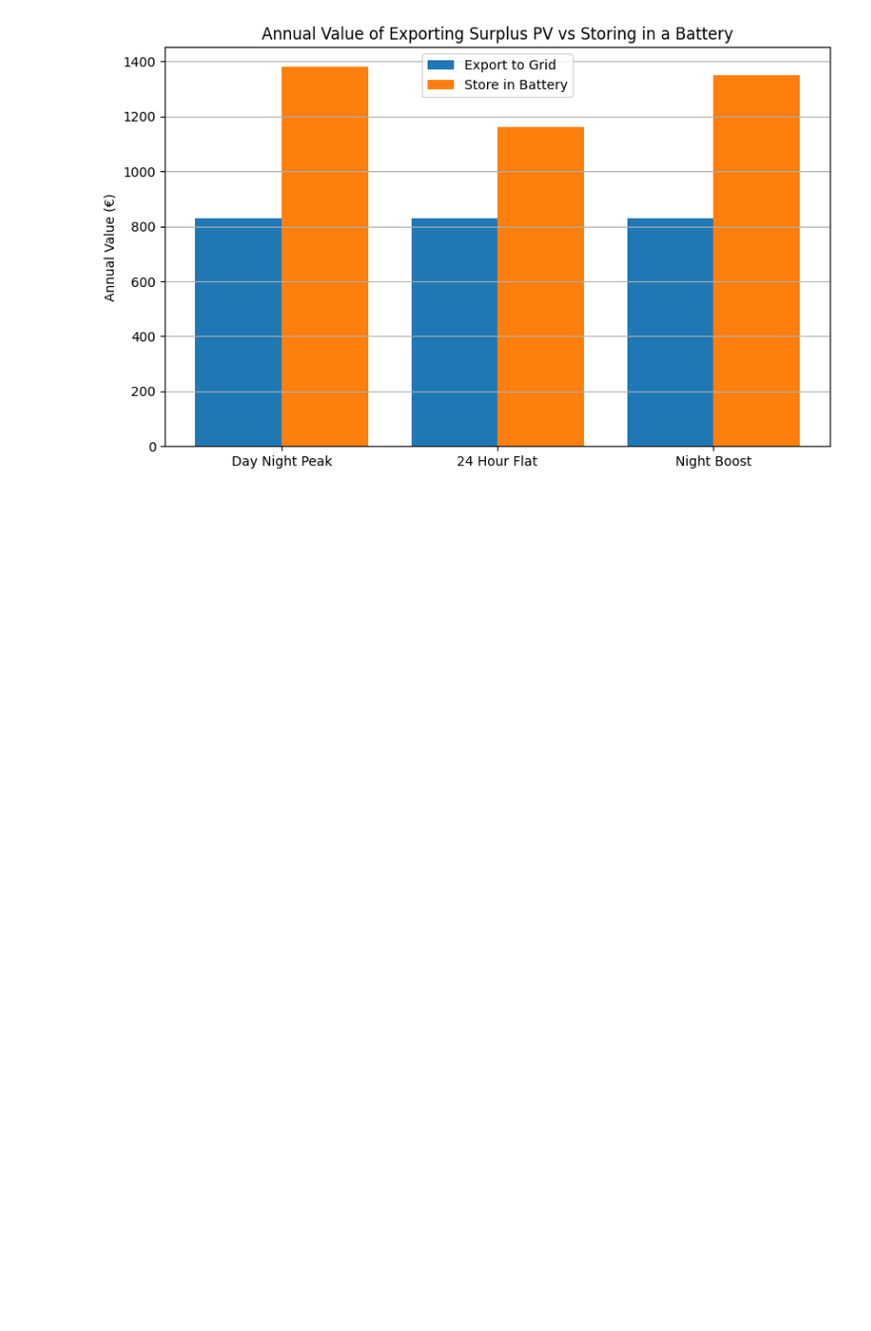
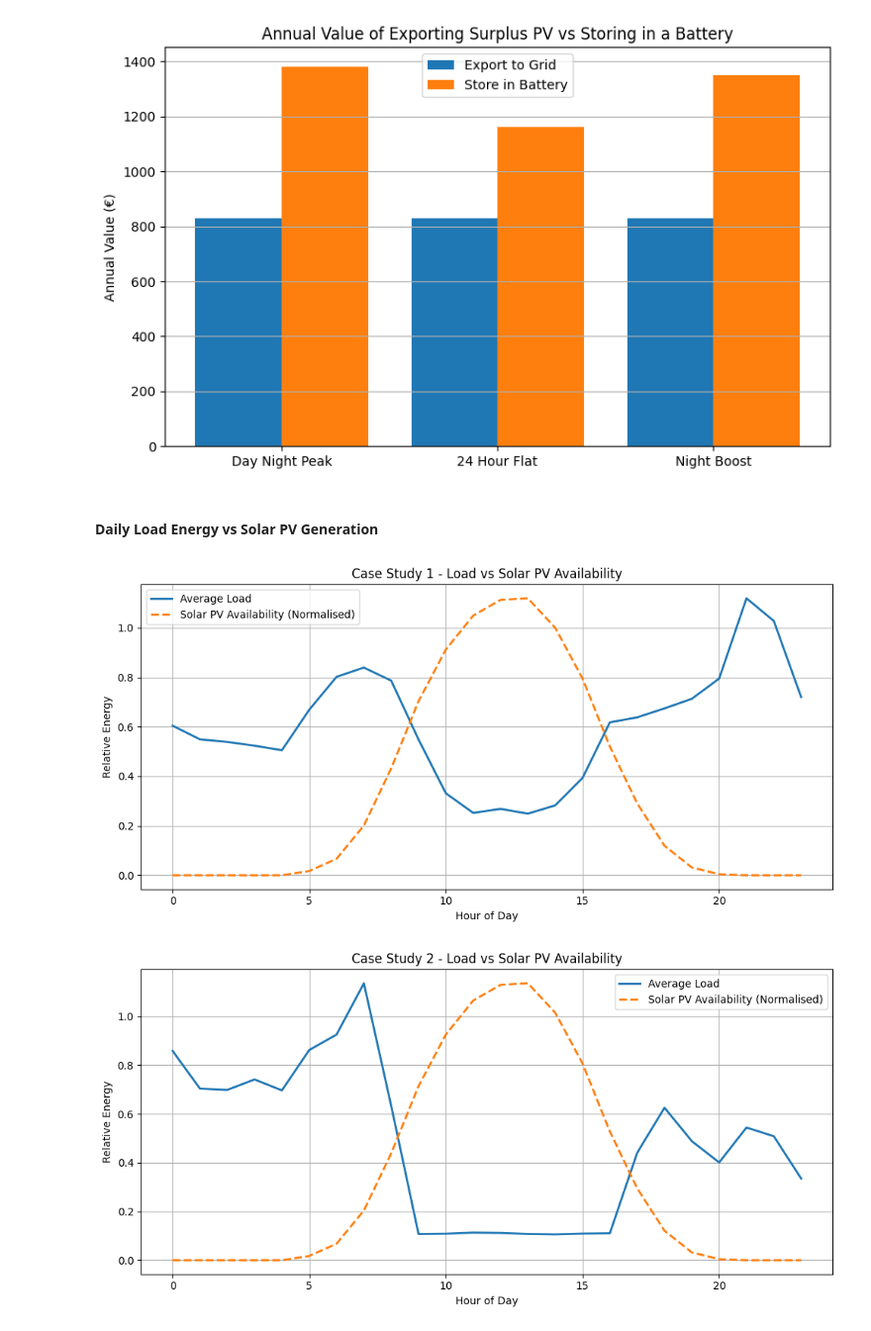
Before and after one commit to p-sav/PFDA, a Jupyter notebook: Project/Energy_analysis.ipynb, the cells around one changed output. Shown at 99% size. Drawn from its saved outputs; the diff is of its cells as text; code cells hidden in the pictures; blank space fills up the shorter version.

Commit message:
Daily load matching added

```diff
--- a/Project/Energy_analysis.ipynb
+++ b/Project/Energy_analysis.ipynb
@@ -1445,3 +1445,5 @@ plt.tight_layout()
 plt.show()
 # %% [output]
 [figure]
+# %% [markdown]
+#### Daily Load Energy vs Solar PV Generation
@@ -1447,0 +1472,72 @@ plt.show()
+# %%
+# Create average hourly load profile for Case Study 2
+
+case2_long = df_case2.melt(
+    id_vars='Date',
+    value_vars=interval_cols_case2,
+    var_name='Time',
+    value_name='kWh'
+)
+
+case2_long['Time'] = pd.to_datetime(case2_long['Time'], format='%H:%M:%S').dt.time
+case2_long['Hour'] = case2_long['Time'].apply(lambda t: t.hour)
+
+avg_load_case2 = case2_long.groupby('Hour')['kWh'].mean()
+# %%
+# Create average daily irradiance profile (shape only)
+
+# Group PVGIS irradiance data by hour of day
+daily_irr_profile = (
+    df_pvgis
+    .groupby(df_pvgis.index.hour)['Irradiance_Wm2']
+    .mean()
+)
+
+# Normalise irradiance to 0–1 scale for shape comparison
+pv_shape = daily_irr_profile / daily_irr_profile.max()
+
+# Create hour axis for plotting
+pv_hours = daily_irr_profile.index
+
+# Plot Case Study 1 with PV shape
+plt.figure(figsize=(10, 5))
+
+plt.plot(hours, avg_load_case1, label='Average Load', linewidth=2)
+plt.plot(
+    pv_hours,
+    pv_shape * avg_load_case1.max(),
+    label='Solar PV Availability (Normalised)',
+    linestyle='--',
+    linewidth=2
+)
+
+plt.xlabel("Hour of Day")
+plt.ylabel("Relative Energy")
+plt.title("Case Study 1 - Load vs Solar PV Availability")
+plt.legend()
+plt.grid(True)
+plt.tight_layout()
+plt.show()
+
+# Plot Case Study 2 with PV shape
+plt.figure(figsize=(10, 5))
+
+plt.plot(hours, avg_load_case2, label='Average Load', linewidth=2)
+plt.plot(
+    pv_hours,
+    pv_shape * avg_load_case2.max(),
+    label='Solar PV Availability (Normalised)',
+    linestyle='--',
+    linewidth=2
+)
+
+plt.xlabel("Hour of Day")
+plt.ylabel("Relative Energy")
+plt.title("Case Study 2 - Load vs Solar PV Availability")
+plt.legend()
+plt.grid(True)
+plt.tight_layout()
+plt.show()
+# %% [output]
+[figure, added]
+[figure, added]
```
Also changed, not shown: parts of 1 cell of this notebook.
